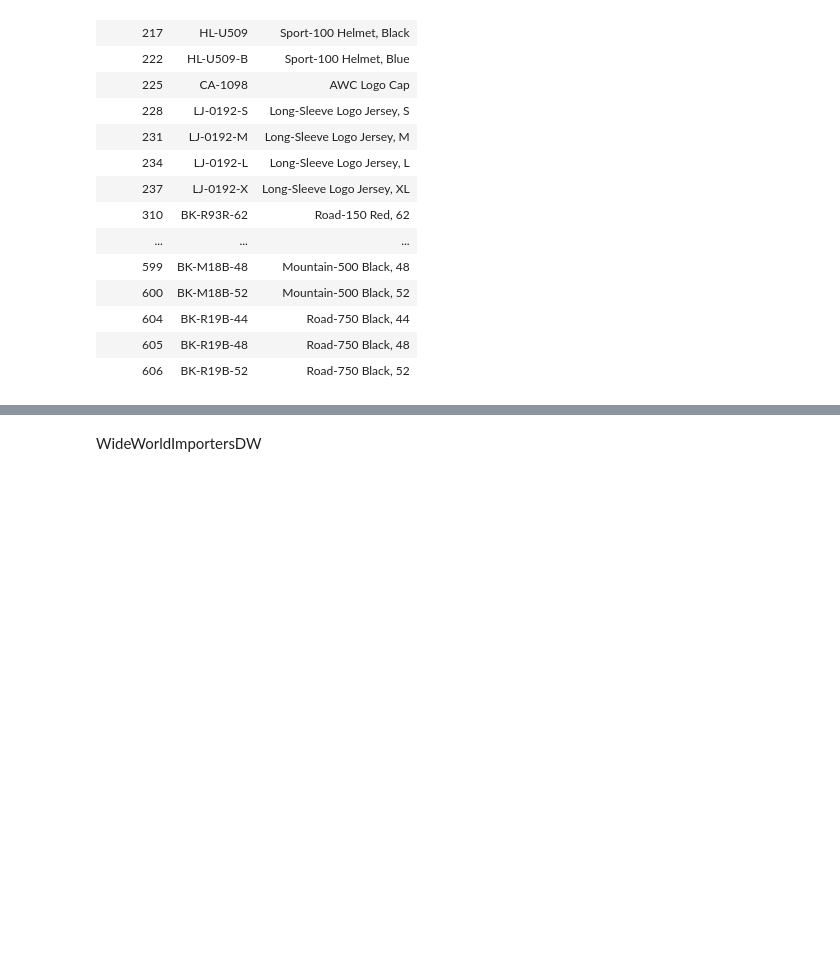
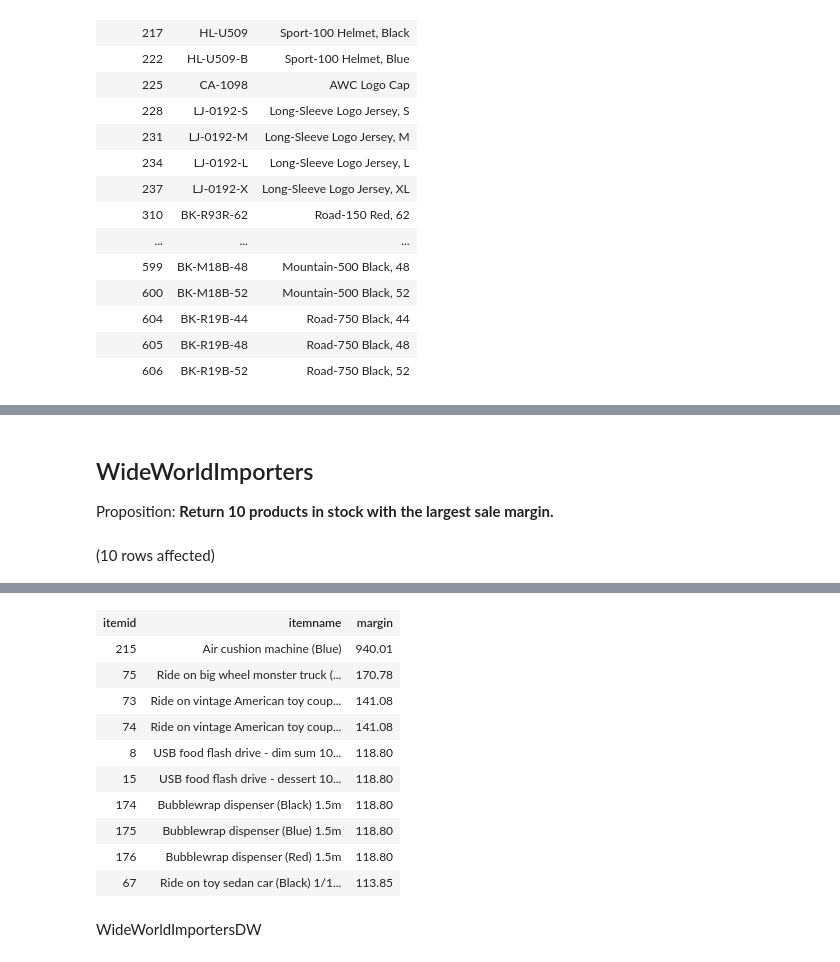
Before and after one commit to ryanmohamed/jdbc-project, a Jupyter notebook: PreDiscussionQueries.ipynb, the cells around one changed output, grey strips where cells are left out. Cells and saved outputs as stored; diff of their text form; code cells hidden in the pictures; blank space fills up the shorter version.

```diff
--- a/PreDiscussionQueries.ipynb
+++ b/PreDiscussionQueries.ipynb
@@ -71,0 +104,14 @@ WideWorldImporters
+# %% [markdown]
+## WideWorldImporters
+
+Proposition: **Return 10 products in stock with the largest sale margin.**
+# %%
+use WideWorldImporters
+
+select top 10 StockItemId as itemid,
+    StockItemName as itemname,
+    RecommendedRetailPrice - UnitPrice as margin
+from Warehouse.StockItems
+order by margin desc
+# %% [output]
+(10 rows affected)
@@ -72,3 +119,14 @@ WideWorldImporters
+| itemid | itemname | margin |
+| 215 | Air cushion machine (Blue) | 940.01 |
+| 75 | Ride on big wheel monster truck (... | 170.78 |
+| 73 | Ride on vintage American toy coup... | 141.08 |
+| 74 | Ride on vintage American toy coup... | 141.08 |
+| 8 | USB food flash drive - dim sum 10... | 118.80 |
+| 15 | USB food flash drive - dessert 10... | 118.80 |
+| 174 | Bubblewrap dispenser (Black) 1.5m | 118.80 |
+| 175 | Bubblewrap dispenser (Blue) 1.5m | 118.80 |
+| 176 | Bubblewrap dispenser (Red) 1.5m | 118.80 |
+| 67 | Ride on toy sedan car (Black) 1/1... | 113.85 |
 # %% [markdown]
 WideWorldImportersDW
 # %% [markdown]
```
Also changed, not shown: parts of 5 cells of this notebook.
